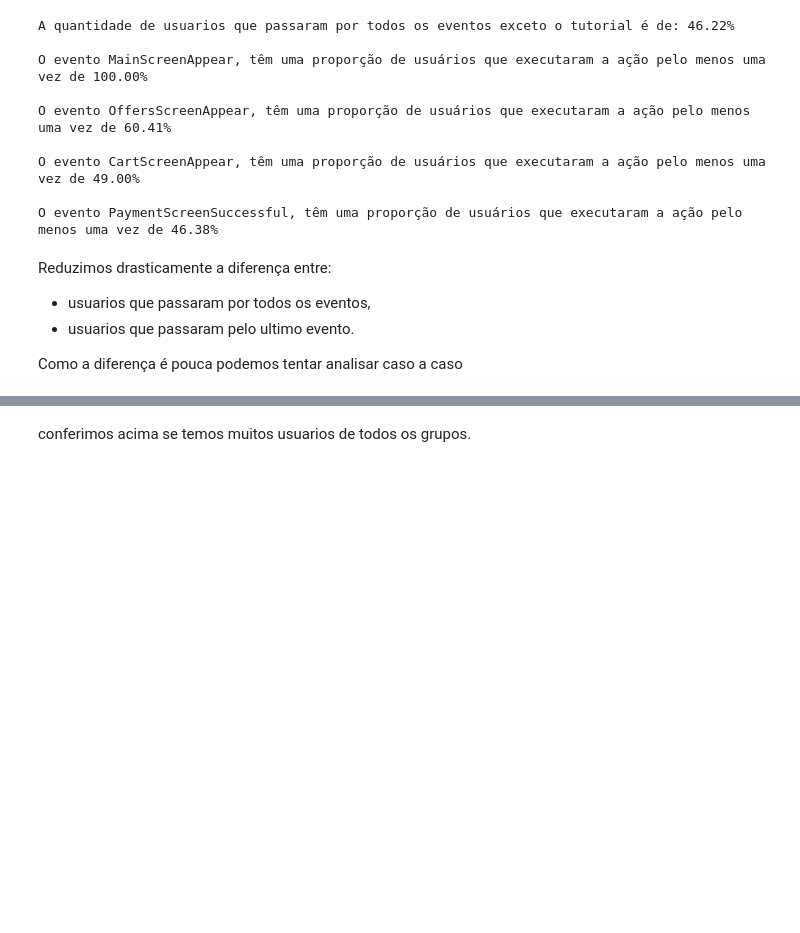
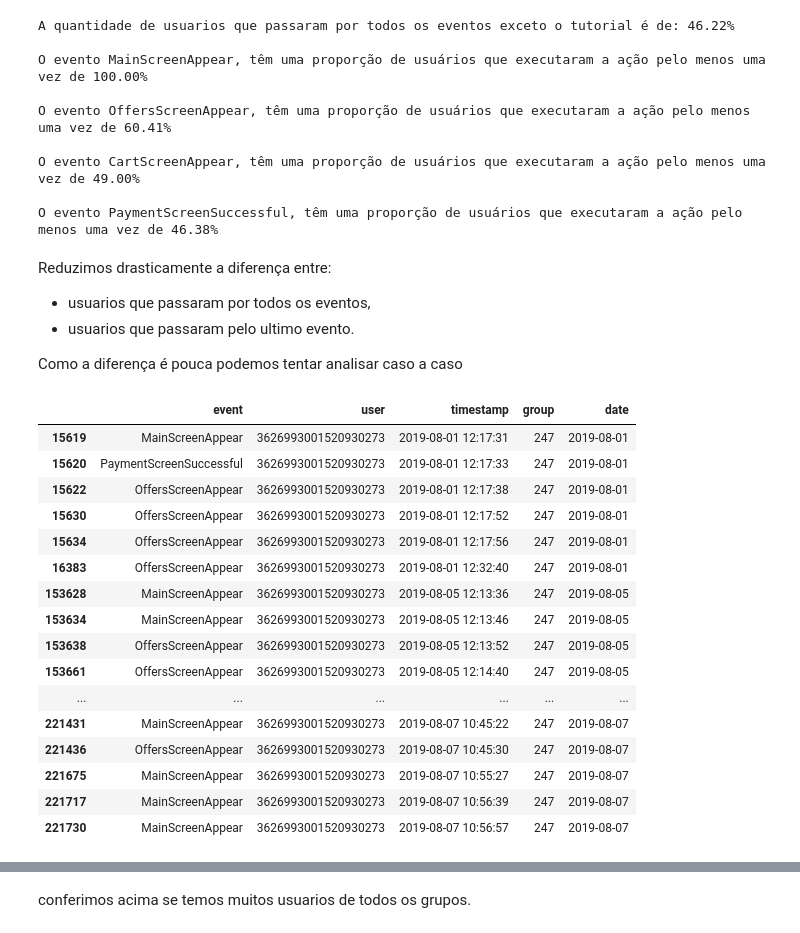
Before and after one commit to gustavoquareli/projeto_S11, a Jupyter notebook: notebook.ipynb, the cells around one changed output, grey strips where cells are left out. Drawn from its saved outputs; the diff is of its cells as text; code cells hidden in the pictures; blank space fills up the shorter version.

```diff
--- a/notebook.ipynb
+++ b/notebook.ipynb
@@ -367,3 +367,30 @@ Reduzimos drasticamente a diferença entre:
 - usuarios que passaram pelo ultimo evento.
 
 Como a diferença é pouca podemos tentar analisar caso a caso
+# %%
+#lista dos usuarios que aparecem como que executaram 'PaymentScreenSuccesful' mas nao fizeram todos os eventos
+last_abnormal = event_list[~(event_list['PaymentScreenSuccessful'].isin(user_all_events))]['PaymentScreenSuccessful'].dropna().reset_index(drop=True)
+
+#df com todos os eventos desses usuarios
+df_last_abnormal = sales[sales['user'].isin(last_abnormal)]
+
+#observando o comportamento de cada usuario um por um
+df_last_abnormal[df_last_abnormal['user']==last_abnormal[4]]
+# %% [output]
+|  | event | user | timestamp | group | date |
+| 15619 | MainScreenAppear | 3626993001520930273 | 2019-08-01 12:17:31 | 247 | 2019-08-01 |
+| 15620 | PaymentScreenSuccessful | 3626993001520930273 | 2019-08-01 12:17:33 | 247 | 2019-08-01 |
+| 15622 | OffersScreenAppear | 3626993001520930273 | 2019-08-01 12:17:38 | 247 | 2019-08-01 |
+| 15630 | OffersScreenAppear | 3626993001520930273 | 2019-08-01 12:17:52 | 247 | 2019-08-01 |
+| 15634 | OffersScreenAppear | 3626993001520930273 | 2019-08-01 12:17:56 | 247 | 2019-08-01 |
+| 16383 | OffersScreenAppear | 3626993001520930273 | 2019-08-01 12:32:40 | 247 | 2019-08-01 |
+| 153628 | MainScreenAppear | 3626993001520930273 | 2019-08-05 12:13:36 | 247 | 2019-08-05 |
+| 153634 | MainScreenAppear | 3626993001520930273 | 2019-08-05 12:13:46 | 247 | 2019-08-05 |
+| 153638 | OffersScreenAppear | 3626993001520930273 | 2019-08-05 12:13:52 | 247 | 2019-08-05 |
+| 153661 | OffersScreenAppear | 3626993001520930273 | 2019-08-05 12:14:40 | 247 | 2019-08-05 |
+| ... | ... | ... | ... | ... | ... |
+| 221431 | MainScreenAppear | 3626993001520930273 | 2019-08-07 10:45:22 | 247 | 2019-08-07 |
+| 221436 | OffersScreenAppear | 3626993001520930273 | 2019-08-07 10:45:30 | 247 | 2019-08-07 |
+| 221675 | MainScreenAppear | 3626993001520930273 | 2019-08-07 10:55:27 | 247 | 2019-08-07 |
+| 221717 | MainScreenAppear | 3626993001520930273 | 2019-08-07 10:56:39 | 247 | 2019-08-07 |
+| 221730 | MainScreenAppear | 3626993001520930273 | 2019-08-07 10:56:57 | 247 | 2019-08-07 |
```
Also changed, not shown: parts of 11 cells of this notebook.
